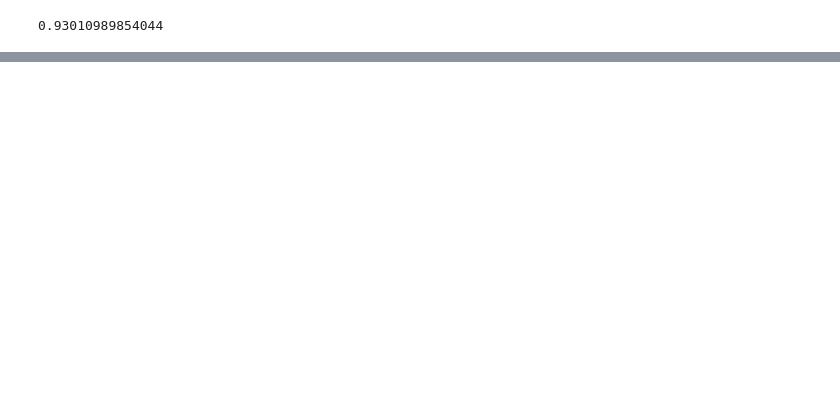
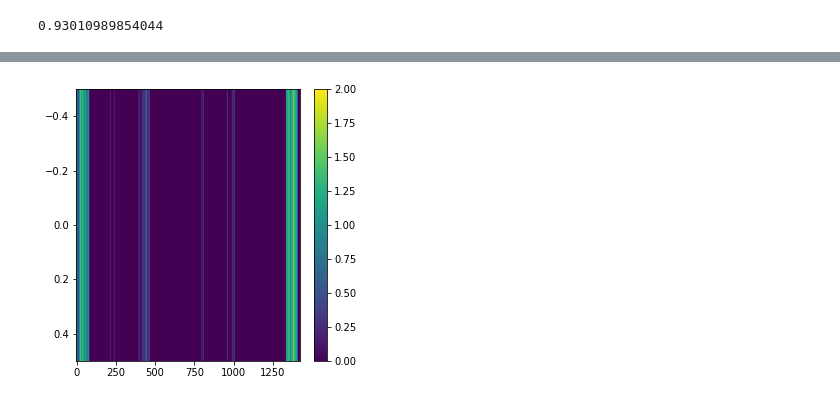
Before and after one commit to ezhang887/animintro, a Jupyter notebook: vggish_features.ipynb, the cells around one changed output, grey strips where cells are left out. Drawn from its saved outputs; the diff is of its cells as text; code cells hidden in the pictures; blank space fills up the shorter version.

```diff
--- a/vggish_features.ipynb
+++ b/vggish_features.ipynb
@@ -228,0 +276,6 @@ clf.score(X_v,y_v)
+# %%
+plt.imshow(y.reshape((1,-1)), aspect='auto')
+plt.colorbar()
+plt.show()
+# %% [output]
+[figure, added]
```
Also changed, not shown: parts of 49 cells of this notebook, 1 other file.
